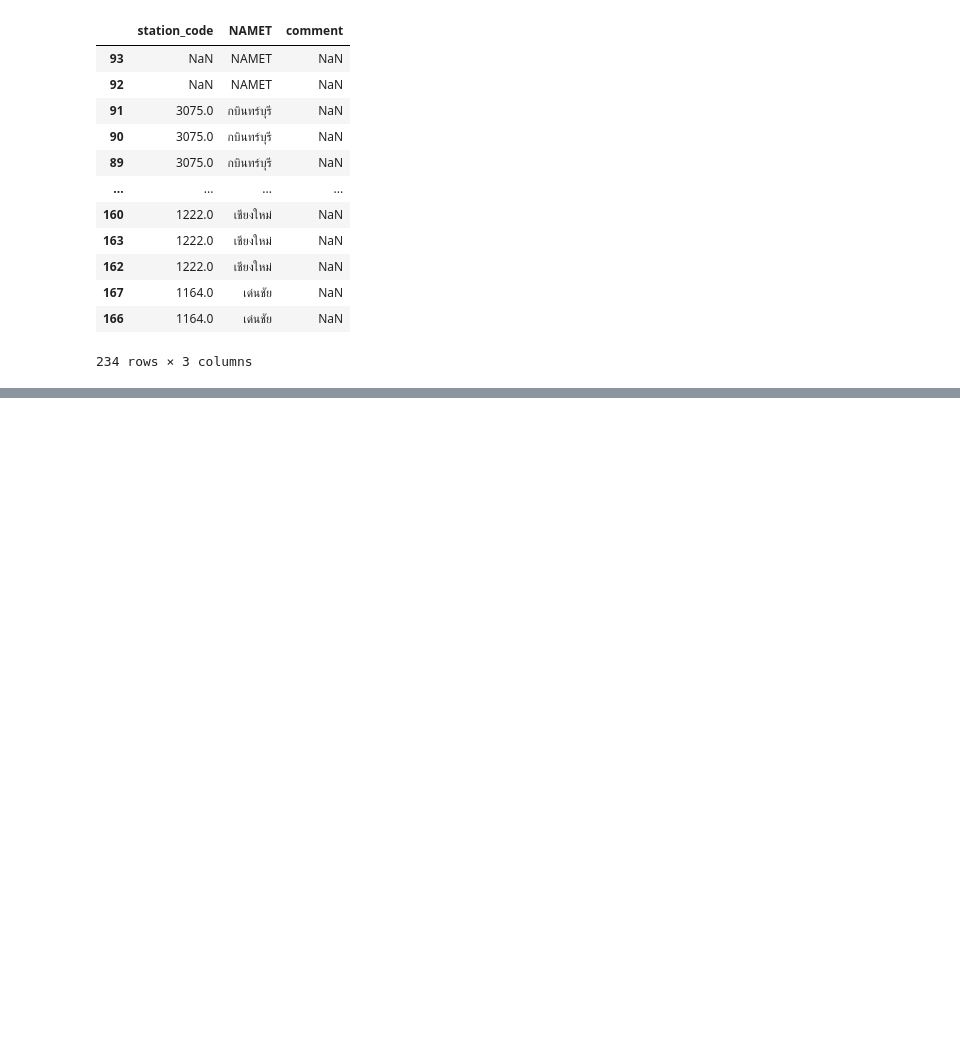
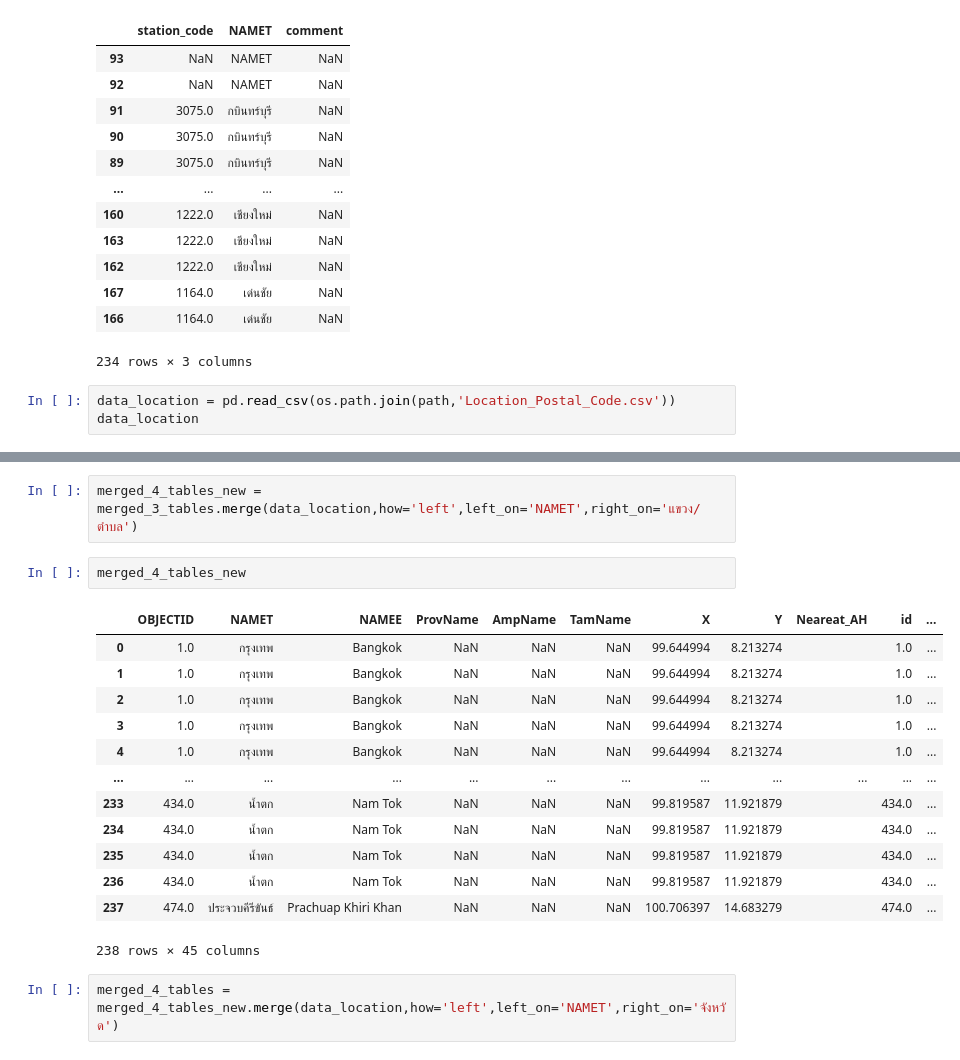
Before and after one commit to ThanikPimpiban/DWDM21, a Jupyter notebook: Project_31_8_64.ipynb, the cells around one changed output, grey strips where cells are left out. Saved outputs shown, nothing was run; the diff lists cells and outputs as text; blank space fills up the shorter version.

```diff
--- a/Project_31_8_64.ipynb
+++ b/Project_31_8_64.ipynb
@@ -194,3 +194,6 @@ Ex_1[['station_code','NAMET','comment']]
 | 167 | 1164.0 | เด่นชัย | NaN |
 | 166 | 1164.0 | เด่นชัย | NaN |
 234 rows × 3 columns
+# %%
+data_location = pd.read_csv(os.path.join(path,'Location_Postal_Code.csv'))
+data_location
@@ -196,0 +266,20 @@ Ex_1[['station_code','NAMET','comment']]
+# %%
+merged_4_tables_new = merged_3_tables.merge(data_location,how='left',left_on='NAMET',right_on='แขวง/ตำบล')
+# %%
+merged_4_tables_new
+# %% [output]
+|  | OBJECTID | NAMET | NAMEE | ProvName | AmpName | TamName | X | Y | Neareat_AH | id | ... |
+| 0 | 1.0 | กรุงเทพ | Bangkok | NaN | NaN | NaN | 99.644994 | 8.213274 |  | 1.0 | ... |
+| 1 | 1.0 | กรุงเทพ | Bangkok | NaN | NaN | NaN | 99.644994 | 8.213274 |  | 1.0 | ... |
+| 2 | 1.0 | กรุงเทพ | Bangkok | NaN | NaN | NaN | 99.644994 | 8.213274 |  | 1.0 | ... |
+| 3 | 1.0 | กรุงเทพ | Bangkok | NaN | NaN | NaN | 99.644994 | 8.213274 |  | 1.0 | ... |
+| 4 | 1.0 | กรุงเทพ | Bangkok | NaN | NaN | NaN | 99.644994 | 8.213274 |  | 1.0 | ... |
+| ... | ... | ... | ... | ... | ... | ... | ... | ... | ... | ... | ... |
+| 233 | 434.0 | น้ำตก | Nam Tok | NaN | NaN | NaN | 99.819587 | 11.921879 |  | 434.0 | ... |
+| 234 | 434.0 | น้ำตก | Nam Tok | NaN | NaN | NaN | 99.819587 | 11.921879 |  | 434.0 | ... |
+| 235 | 434.0 | น้ำตก | Nam Tok | NaN | NaN | NaN | 99.819587 | 11.921879 |  | 434.0 | ... |
+| 236 | 434.0 | น้ำตก | Nam Tok | NaN | NaN | NaN | 99.819587 | 11.921879 |  | 434.0 | ... |
+| 237 | 474.0 | ประจวบคีรีขันธ์ | Prachuap Khiri Khan | NaN | NaN | NaN | 100.706397 | 14.683279 |  | 474.0 | ... |
+238 rows × 45 columns
+# %%
+merged_4_tables = merged_4_tables_new.merge(data_location,how='left',left_on='NAMET',right_on='จังหวัด')
```
Also changed, not shown: parts of 9 cells of this notebook.
